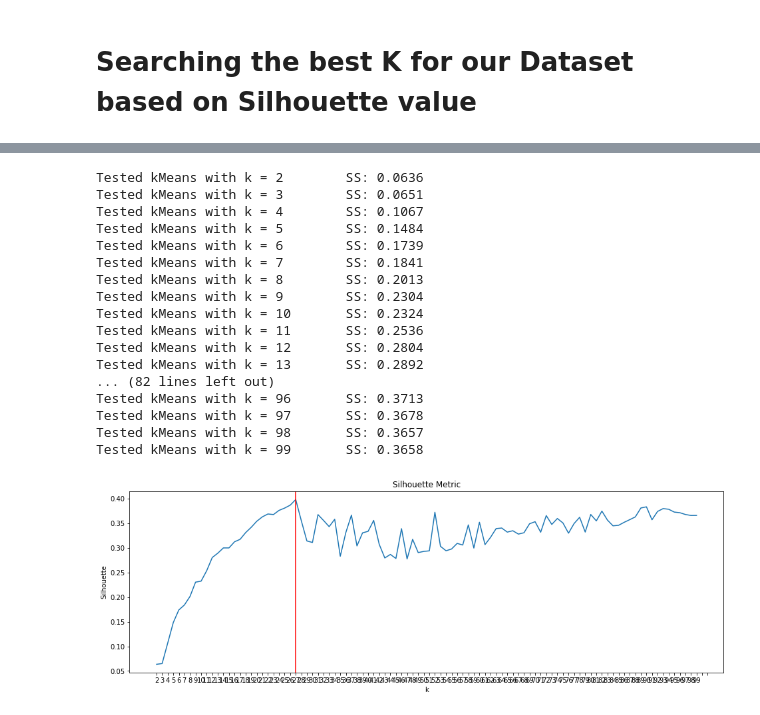
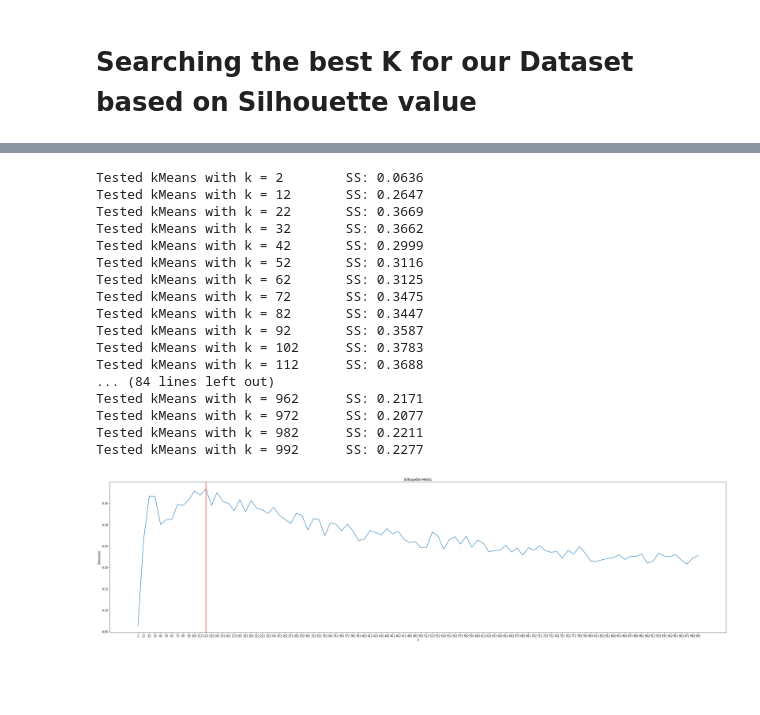
Before and after one commit to Alexanderis1/Schema_Alignment_for_Alaska_Benchmark, a Jupyter notebook: PresentationK-means-checkpoint.ipynb, the cells around one changed output, grey strips where cells are left out. Saved outputs shown, nothing was run; the diff lists cells and outputs as text; code cells hidden in the pictures; blank space fills up the shorter version.

```diff
--- a/PresentationK-means-checkpoint.ipynb
+++ b/PresentationK-means-checkpoint.ipynb
@@ -136,7 +140,7 @@ plt.show()
 # %%
 silhouette_scores = {}
 from sklearn import metrics
-test = range(2,100,1)
+test = range(2,1000,10)
 
 for k in test:
     model_kmeans_k = KMeans( n_clusters = k )
@@ -147,30 +151,30 @@ for k in test:
     print("Tested kMeans with k = %d\tSS: %5.4f" % (k, score_k))
 # %% [output]
 Tested kMeans with k = 2        SS: 0.0636
-Tested kMeans with k = 3        SS: 0.0651
-Tested kMeans with k = 4        SS: 0.1067
-Tested kMeans with k = 5        SS: 0.1484
-Tested kMeans with k = 6        SS: 0.1739
-Tested kMeans with k = 7        SS: 0.1841
-Tested kMeans with k = 8        SS: 0.2013
-Tested kMeans with k = 9        SS: 0.2304
-Tested kMeans with k = 10       SS: 0.2324
-Tested kMeans with k = 11       SS: 0.2536
-Tested kMeans with k = 12       SS: 0.2804
-Tested kMeans with k = 13       SS: 0.2892
-... (82 lines left out)
-Tested kMeans with k = 96       SS: 0.3713
-Tested kMeans with k = 97       SS: 0.3678
-Tested kMeans with k = 98       SS: 0.3657
-Tested kMeans with k = 99       SS: 0.3658
+Tested kMeans with k = 12       SS: 0.2647
+Tested kMeans with k = 22       SS: 0.3669
+Tested kMeans with k = 32       SS: 0.3662
+Tested kMeans with k = 42       SS: 0.2999
+Tested kMeans with k = 52       SS: 0.3116
+Tested kMeans with k = 62       SS: 0.3125
+Tested kMeans with k = 72       SS: 0.3475
+Tested kMeans with k = 82       SS: 0.3447
+Tested kMeans with k = 92       SS: 0.3587
+Tested kMeans with k = 102      SS: 0.3783
+Tested kMeans with k = 112      SS: 0.3688
+... (84 lines left out)
+Tested kMeans with k = 962      SS: 0.2171
+Tested kMeans with k = 972      SS: 0.2077
+Tested kMeans with k = 982      SS: 0.2211
+Tested kMeans with k = 992      SS: 0.2277
 # %%
-plt.figure(figsize = (16,5))
+plt.figure(figsize = (40,10))
 plt.plot(list(silhouette_scores.values()))
 plt.xticks(range(0,100,1), silhouette_scores.keys())
 plt.title("Silhouette Metric")
 plt.xlabel("k")
 plt.ylabel("Silhouette")
-plt.axvline(25, color = "r")
+plt.axvline(12, color = "r")
 plt.show()
 # %% [output]
-[figure, old version]
+[figure, new version]
```
Also changed, not shown: parts of 8 cells of this notebook.
